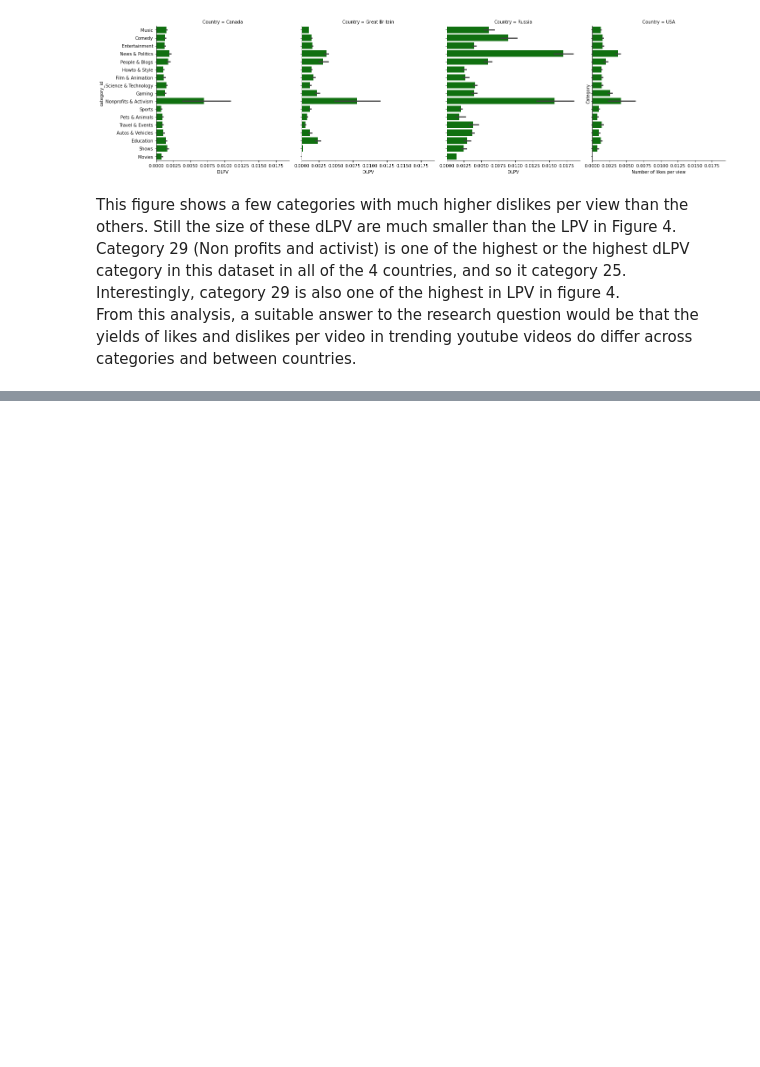
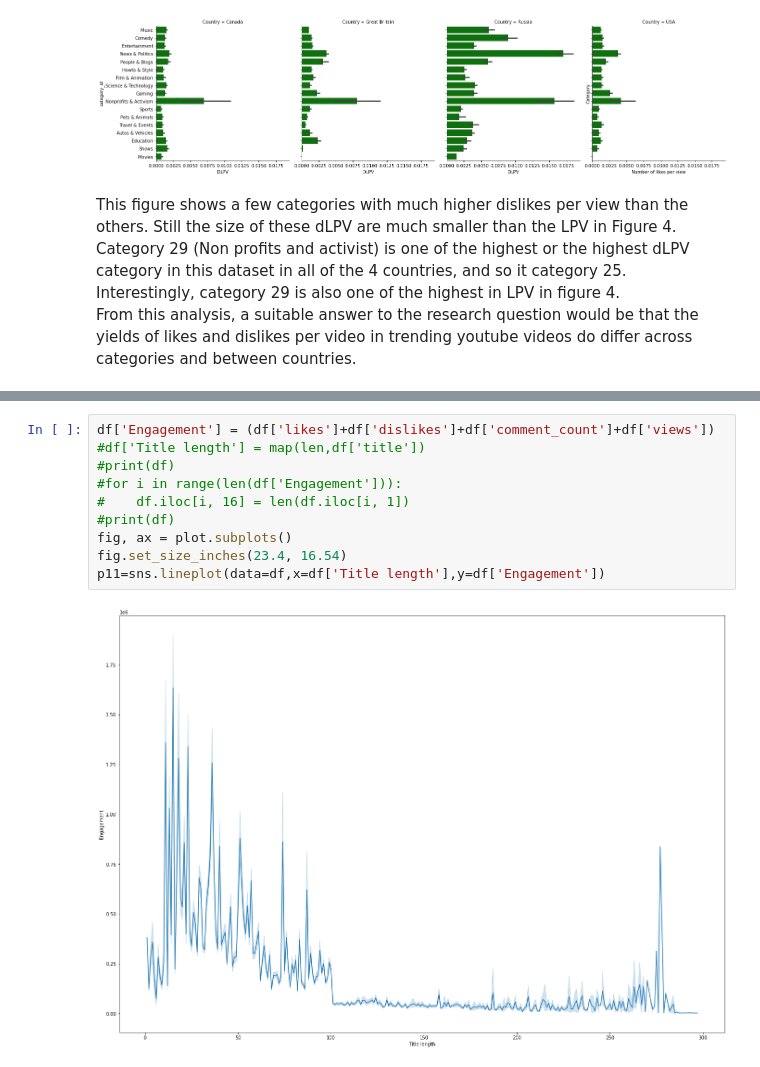
Before and after one commit to data301-2020-winter1/course-project-group_6013, a Jupyter notebook: analysis/milestone2Task4AndTask5.ipynb, the cells around one changed output, grey strips where cells are left out. Saved outputs shown, nothing was run; the diff lists cells and outputs as text; blank space fills up the shorter version.

```diff
--- a/analysis/milestone2Task4AndTask5.ipynb
+++ b/analysis/milestone2Task4AndTask5.ipynb
@@ -188,0 +196,12 @@ From this analysis, a suitable answer to the research question would be that the
+# %%
+df['Engagement'] = (df['likes']+df['dislikes']+df['comment_count']+df['views'])
+#df['Title length'] = map(len,df['title'])
+#print(df)
+#for i in range(len(df['Engagement'])):
+#    df.iloc[i, 16] = len(df.iloc[i, 1])
+#print(df)
+fig, ax = plot.subplots()
+fig.set_size_inches(23.4, 16.54)
+p11=sns.lineplot(data=df,x=df['Title length'],y=df['Engagement'])
+# %% [output]
+[figure, added]
```
Also changed, not shown: parts of 8 cells of this notebook.
